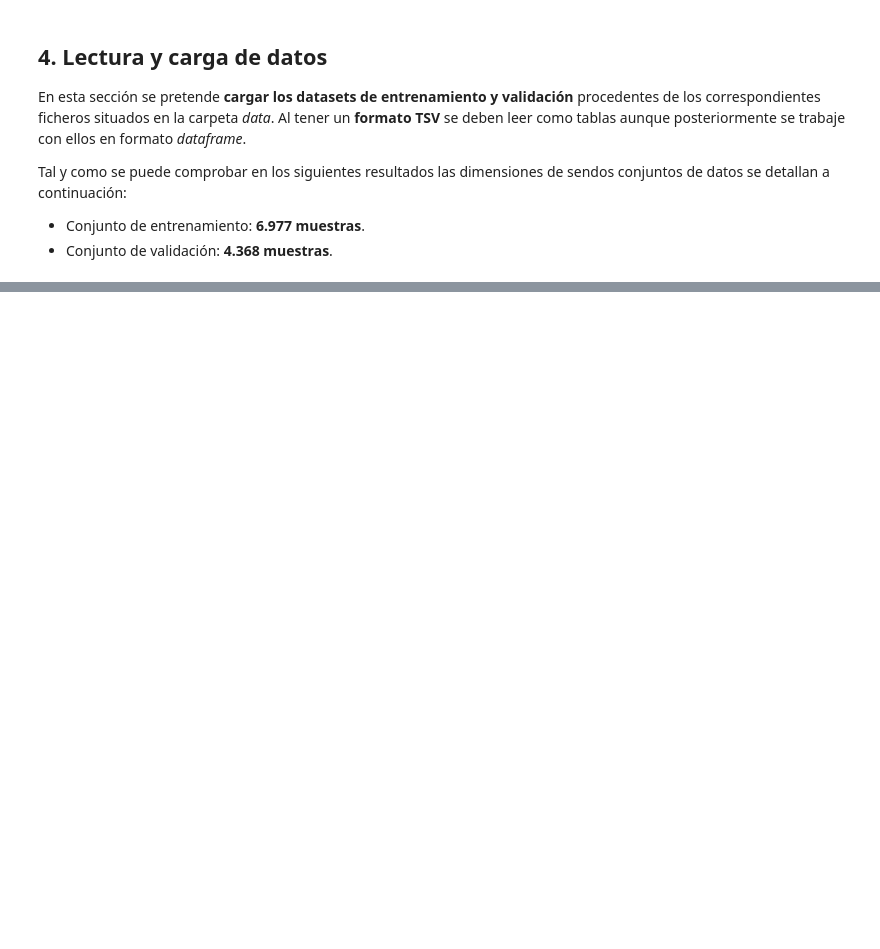
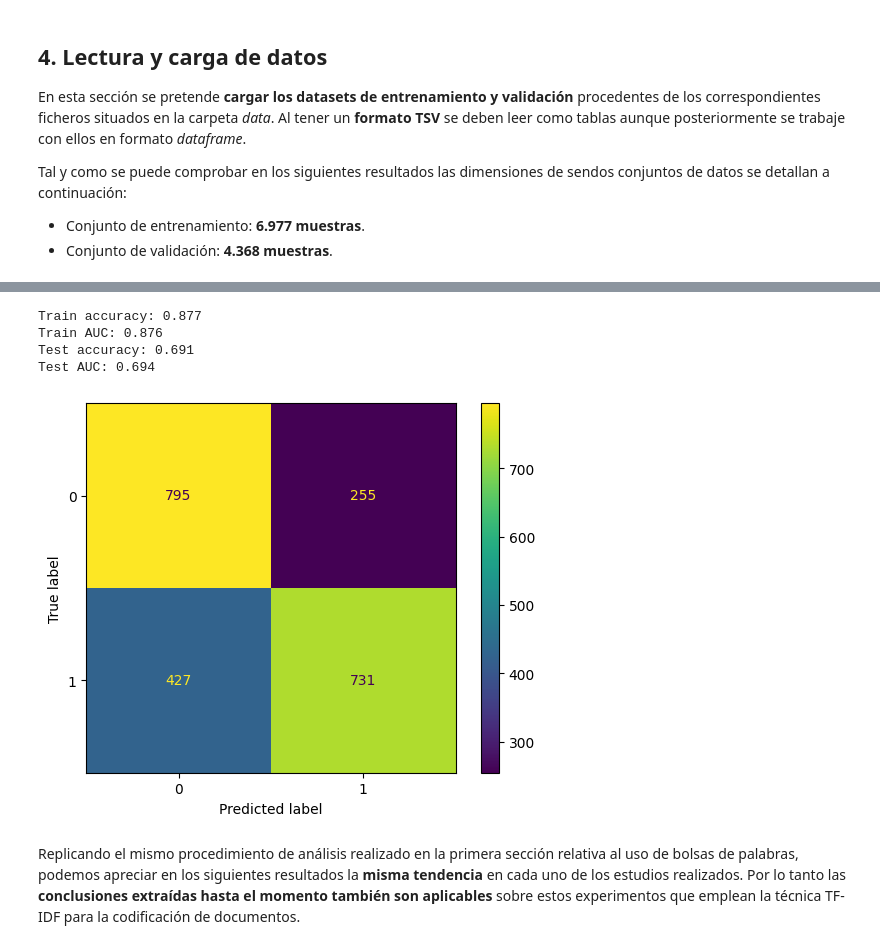
Before and after one commit to lidiasm/DATCOM-TFM, a Jupyter notebook: notebooks/lr_models.ipynb, the cells around one changed output, grey strips where cells are left out. Cells and saved outputs as stored; diff of their text form; code cells hidden in the pictures; blank space fills up the shorter version.

```diff
--- a/notebooks/lr_models.ipynb
+++ b/notebooks/lr_models.ipynb
@@ -503,0 +407,23 @@ Después de experimentar con diferentes configuraciones de codificación de text
+# %%
+# Encode train and test documents as TF-IDF vectors
+en_train_tfidf, en_test_tfidf = to_tf_idf(
+    train_docs=list(en_train_df['clean_text'].values),
+    test_docs=list(en_test_df['clean_text'].values))
+
+# Create and configure a LR model
+en_lr_model = LogisticRegression(
+    multi_class='ovr',
+    solver='liblinear')
+
+# Train the LR model
+en_lr_model.fit(
+    X=en_train_tfidf,
+    y=list(en_train_df['task1'].values))
+
+# Predict over the train and test datasets
+en_train_preds = en_lr_model.predict(X=en_train_tfidf)
+en_train_probs = [max(prob) for prob in en_lr_model.predict_proba(X=en_train_tfidf)]
+
+# Predict over the test dataset
+en_test_preds = en_lr_model.predict(X=en_test_tfidf)
+en_test_probs = [max(prob) for prob in en_lr_model.predict_proba(X=en_test_tfidf)]
@@ -503,0 +434,16 @@ Después de experimentar con diferentes configuraciones de codificación de text
+# %%
+# Validate the Spanish model
+validate_lr_model(
+    lr_model=en_lr_model,
+    train_labels=list(en_train_df['task1'].values),
+    train_preds=en_train_preds,
+    test_labels=list(en_test_df['task1'].values),
+    test_preds=en_test_preds)
+# %% [output]
+Train accuracy: 0.877
+Train AUC: 0.876
+Test accuracy: 0.691
+Test AUC: 0.694
+[figure, added]
+# %% [markdown]
+Replicando el mismo procedimiento de análisis realizado en la primera sección relativa al uso de bolsas de palabras, podemos apreciar en los siguientes resultados la **misma tendencia** en cada uno de los estudios realizados. Por lo tanto las **conclusiones extraídas hasta el momento también son aplicables** sobre estos experimentos que emplean la técnica TF-IDF para la codificación de documentos.
```
Also changed, not shown: parts of 65 cells of this notebook.
